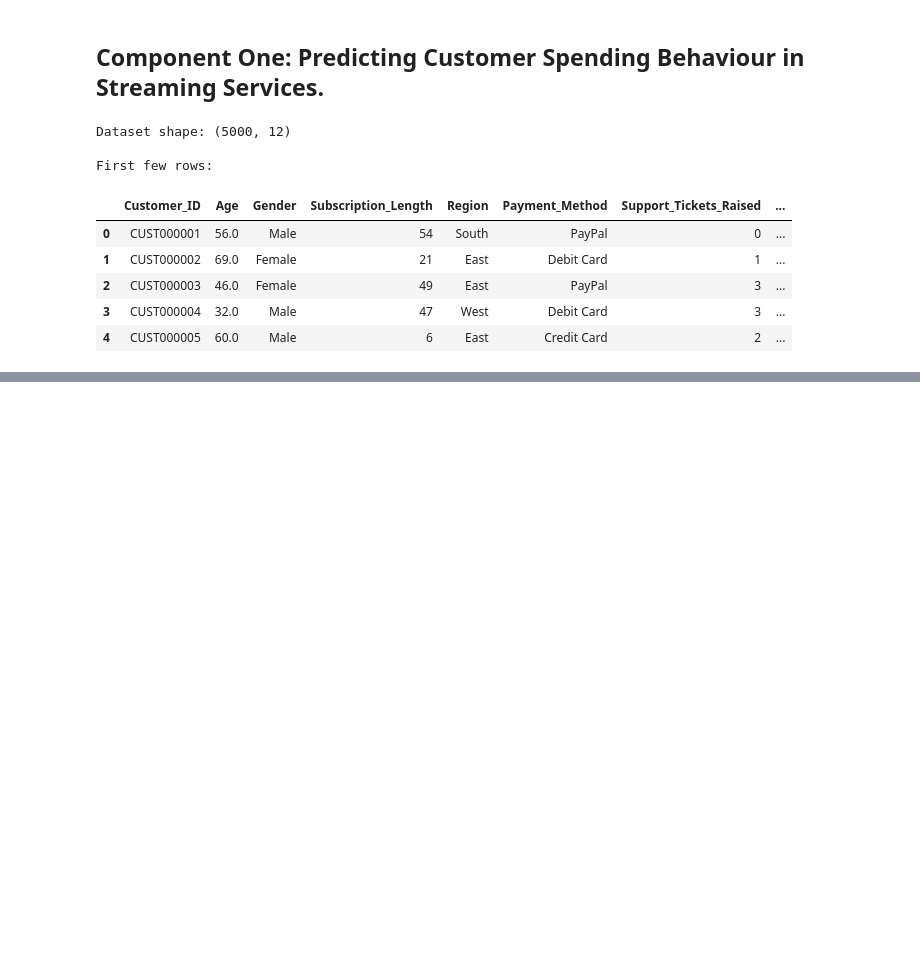
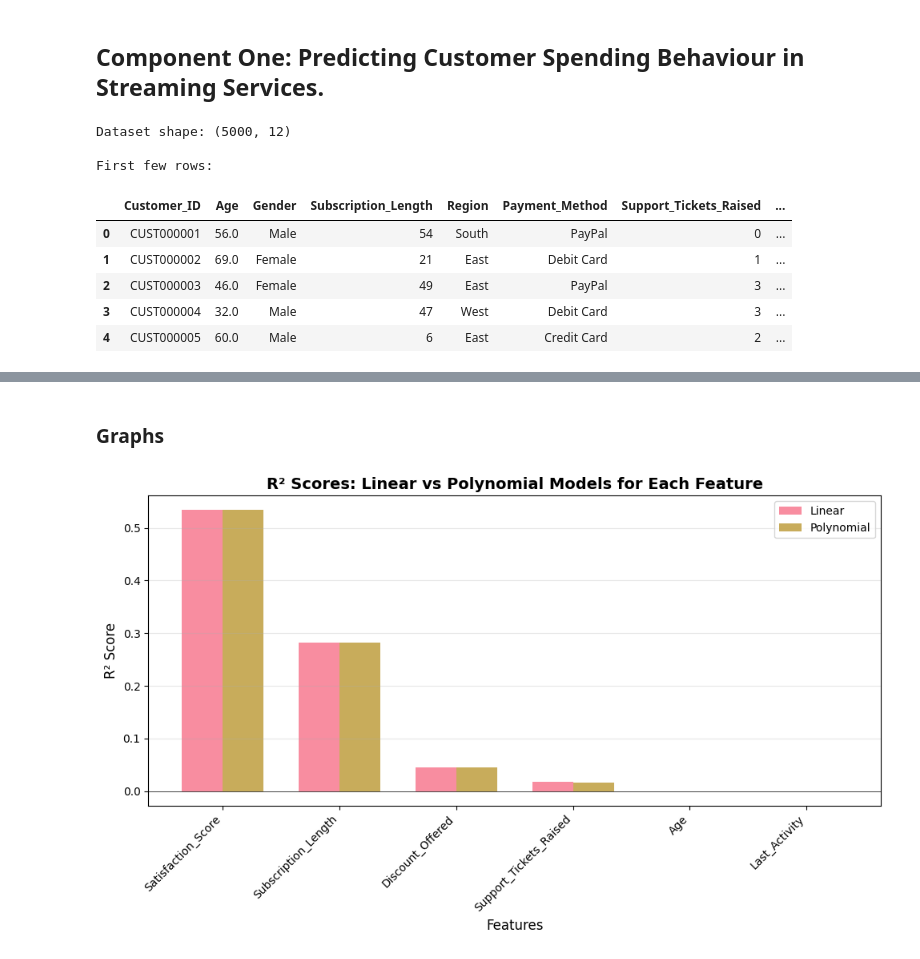
Before and after one commit to dannywu1101/AIFinalProject, a Jupyter notebook: Component1.ipynb, the cells around one changed output, grey strips where cells are left out. Saved outputs shown, nothing was run; the diff lists cells and outputs as text; code cells hidden in the pictures; blank space fills up the shorter version.

```diff
--- a/Component1.ipynb
+++ b/Component1.ipynb
@@ -24,0 +153,7 @@ First few rows:
+# %%
+# Test each feature
+for feature in numerical_features:
+    X = df[[feature]]
+    result = compare_models(X, y, feature)
+    results.append(result)
+    print(f"{feature}: Linear R²={result['linear_r2']:.4f}, Poly R²={result['poly_r2']:.4f}, Best={result['best_model']}")
@@ -24,0 +167,10 @@ First few rows:
+# %%
+# Find best single-feature predictor
+results_df = pd.DataFrame(results)
+results_df = results_df.sort_values('best_r2', ascending=False)
+
+print("\nBest single-feature predictors:")
+print(results_df[['feature', 'best_model', 'best_r2']].to_string(index=False))
+
+best_predictor = results_df.iloc[0]
+print(f"\nBest predictor: {best_predictor['feature']} ({best_predictor['best_model']}, R²={best_predictor['best_r2']:.4f})")
@@ -24,0 +257,30 @@ First few rows:
+# %% [markdown]
+### Graphs
+# %%
+# Visualization 1: R² scores comparison for all features
+fig, ax = plt.subplots(figsize=(10, 6))
+
+# Get scores from results_df to match order
+features = results_df['feature'].values
+linear_scores = results_df['linear_r2'].values
+poly_scores = results_df['poly_r2'].values
+
+x = np.arange(len(features))
+width = 0.35
+
+bars1 = ax.bar(x - width/2, linear_scores, width, label='Linear', alpha=0.8)
+bars2 = ax.bar(x + width/2, poly_scores, width, label='Polynomial', alpha=0.8)
+
+ax.set_xlabel('Features', fontsize=12)
+ax.set_ylabel('R² Score', fontsize=12)
+ax.set_title('R² Scores: Linear vs Polynomial Models for Each Feature', fontsize=14, fontweight='bold')
+ax.set_xticks(x)
+ax.set_xticklabels(features, rotation=45, ha='right')
+ax.legend()
+ax.grid(axis='y', alpha=0.3)
+ax.axhline(y=0, color='black', linestyle='-', linewidth=0.5)
+
+plt.tight_layout()
+plt.show()
+# %% [output]
+[figure, added]
```
Also changed, not shown: parts of 15 cells of this notebook.
